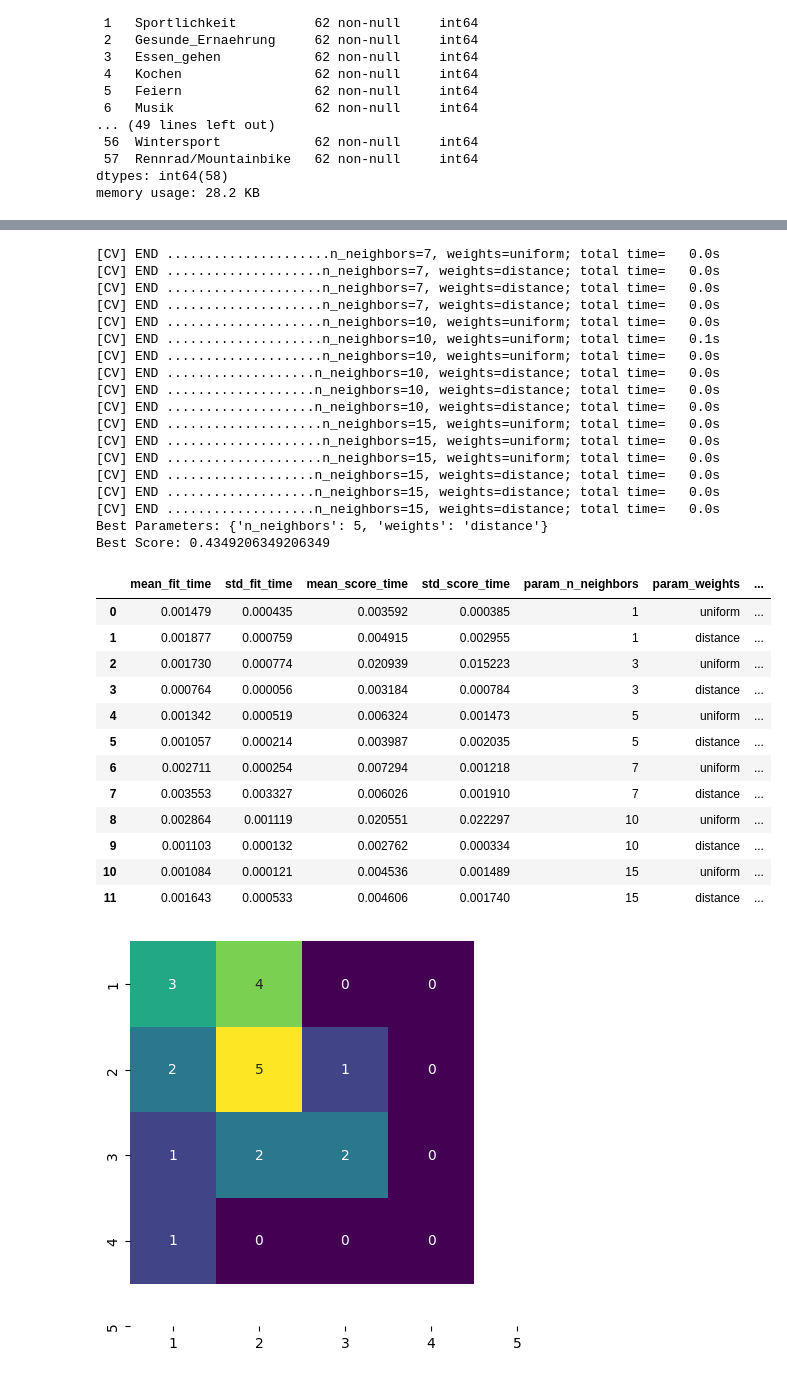
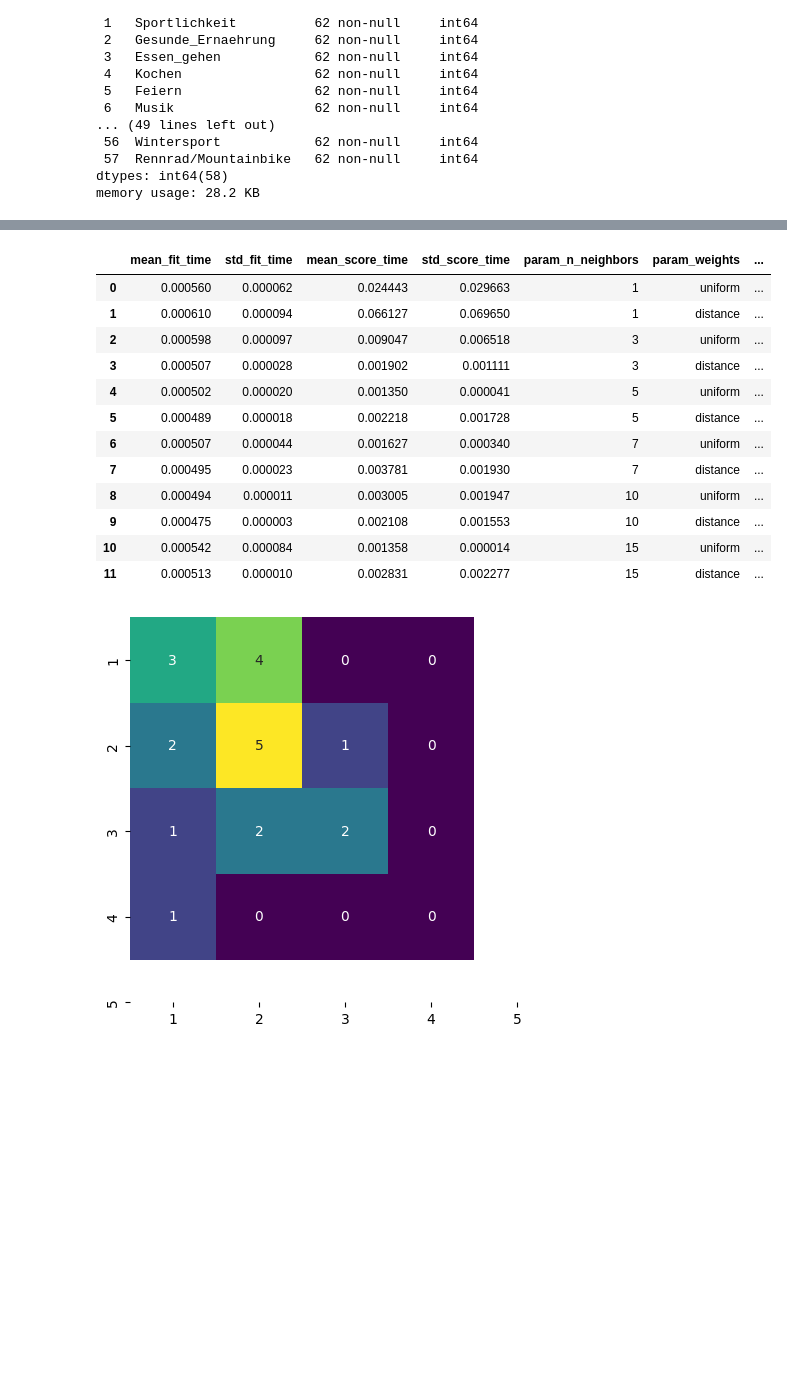
Before and after one commit to JulianCatnip/StudentMatcher, a Jupyter notebook: 05_MachineLearning.ipynb, the cells around one changed output, grey strips where cells are left out. Cells and saved outputs as stored; diff of their text form; code cells hidden in the pictures; blank space fills up the shorter version.

```diff
--- a/05_MachineLearning.ipynb
+++ b/05_MachineLearning.ipynb
@@ -164,17 +111,19 @@ Data columns (total 58 columns):
 dtypes: int64(58)
 memory usage: 28.2 KB
 # %%
-#Grid Search for best hyperparameters
+# Grid Search for best hyperparameters
 
 kneighbors_classifier = KNeighborsClassifier()
-grid = GridSearchCV(estimator=kneighbors_classifier,
-                   param_grid={
-                       'n_neighbors': [1, 3, 5, 7, 10, 15],
-                       'weights': ['uniform', 'distance']
-                   },
-                   cv=3,
-                    refit="MAE",
-                   verbose=2)
+grid = GridSearchCV(
+    estimator=kneighbors_classifier,
+    param_grid={
+        'n_neighbors': [1, 3, 5, 7, 10, 15],
+        'weights': ['uniform', 'distance']
+    },
+    cv=3,
+    refit="MAE",
+    verbose=0
+)
 
 scaler = StandardScaler().fit(X)
 X_train_class_scaled = pd.DataFrame(scaler.transform(X), columns=X.columns)
@@ -206,34 +140,16 @@ Fitting 3 folds for each of 12 candidates, totalling 36 fits
-[CV] END .....................n_neighbors=7, weights=uniform; total time=   0.0s
-[CV] END ....................n_neighbors=7, weights=distance; total time=   0.0s
-[CV] END ....................n_neighbors=7, weights=distance; total time=   0.0s
-[CV] END ....................n_neighbors=7, weights=distance; total time=   0.0s
-[CV] END ....................n_neighbors=10, weights=uniform; total time=   0.0s
-[CV] END ....................n_neighbors=10, weights=uniform; total time=   0.1s
-[CV] END ....................n_neighbors=10, weights=uniform; total time=   0.0s
-[CV] END ...................n_neighbors=10, weights=distance; total time=   0.0s
-[CV] END ...................n_neighbors=10, weights=distance; total time=   0.0s
-[CV] END ...................n_neighbors=10, weights=distance; total time=   0.0s
-[CV] END ....................n_neighbors=15, weights=uniform; total time=   0.0s
-[CV] END ....................n_neighbors=15, weights=uniform; total time=   0.0s
-[CV] END ....................n_neighbors=15, weights=uniform; total time=   0.0s
-[CV] END ...................n_neighbors=15, weights=distance; total time=   0.0s
-[CV] END ...................n_neighbors=15, weights=distance; total time=   0.0s
-[CV] END ...................n_neighbors=15, weights=distance; total time=   0.0s
-Best Parameters: {'n_neighbors': 5, 'weights': 'distance'}
-Best Score: 0.4349206349206349
 |  | mean_fit_time | std_fit_time | mean_score_time | std_score_time | param_n_neighbors | param_weights | ... |
-| 0 | 0.001479 | 0.000435 | 0.003592 | 0.000385 | 1 | uniform | ... |
-| 1 | 0.001877 | 0.000759 | 0.004915 | 0.002955 | 1 | distance | ... |
-| 2 | 0.001730 | 0.000774 | 0.020939 | 0.015223 | 3 | uniform | ... |
-| 3 | 0.000764 | 0.000056 | 0.003184 | 0.000784 | 3 | distance | ... |
-| 4 | 0.001342 | 0.000519 | 0.006324 | 0.001473 | 5 | uniform | ... |
-| 5 | 0.001057 | 0.000214 | 0.003987 | 0.002035 | 5 | distance | ... |
-| 6 | 0.002711 | 0.000254 | 0.007294 | 0.001218 | 7 | uniform | ... |
-| 7 | 0.003553 | 0.003327 | 0.006026 | 0.001910 | 7 | distance | ... |
-| 8 | 0.002864 | 0.001119 | 0.020551 | 0.022297 | 10 | uniform | ... |
-| 9 | 0.001103 | 0.000132 | 0.002762 | 0.000334 | 10 | distance | ... |
-| 10 | 0.001084 | 0.000121 | 0.004536 | 0.001489 | 15 | uniform | ... |
-| 11 | 0.001643 | 0.000533 | 0.004606 | 0.001740 | 15 | distance | ... |
+| 0 | 0.000560 | 0.000062 | 0.024443 | 0.029663 | 1 | uniform | ... |
+| 1 | 0.000610 | 0.000094 | 0.066127 | 0.069650 | 1 | distance | ... |
+| 2 | 0.000598 | 0.000097 | 0.009047 | 0.006518 | 3 | uniform | ... |
+| 3 | 0.000507 | 0.000028 | 0.001902 | 0.001111 | 3 | distance | ... |
+| 4 | 0.000502 | 0.000020 | 0.001350 | 0.000041 | 5 | uniform | ... |
+| 5 | 0.000489 | 0.000018 | 0.002218 | 0.001728 | 5 | distance | ... |
+| 6 | 0.000507 | 0.000044 | 0.001627 | 0.000340 | 7 | uniform | ... |
+| 7 | 0.000495 | 0.000023 | 0.003781 | 0.001930 | 7 | distance | ... |
+| 8 | 0.000494 | 0.000011 | 0.003005 | 0.001947 | 10 | uniform | ... |
+| 9 | 0.000475 | 0.000003 | 0.002108 | 0.001553 | 10 | distance | ... |
+| 10 | 0.000542 | 0.000084 | 0.001358 | 0.000014 | 15 | uniform | ... |
+| 11 | 0.000513 | 0.000010 | 0.002831 | 0.002277 | 15 | distance | ... |
 # %%
 # Machine Leanring Model KNeighors Classifier
 kneighbor_classifier = KNeighborsClassifier(n_neighbors=5, weights='distance')
```
Also changed, not shown: parts of 25 cells of this notebook.
